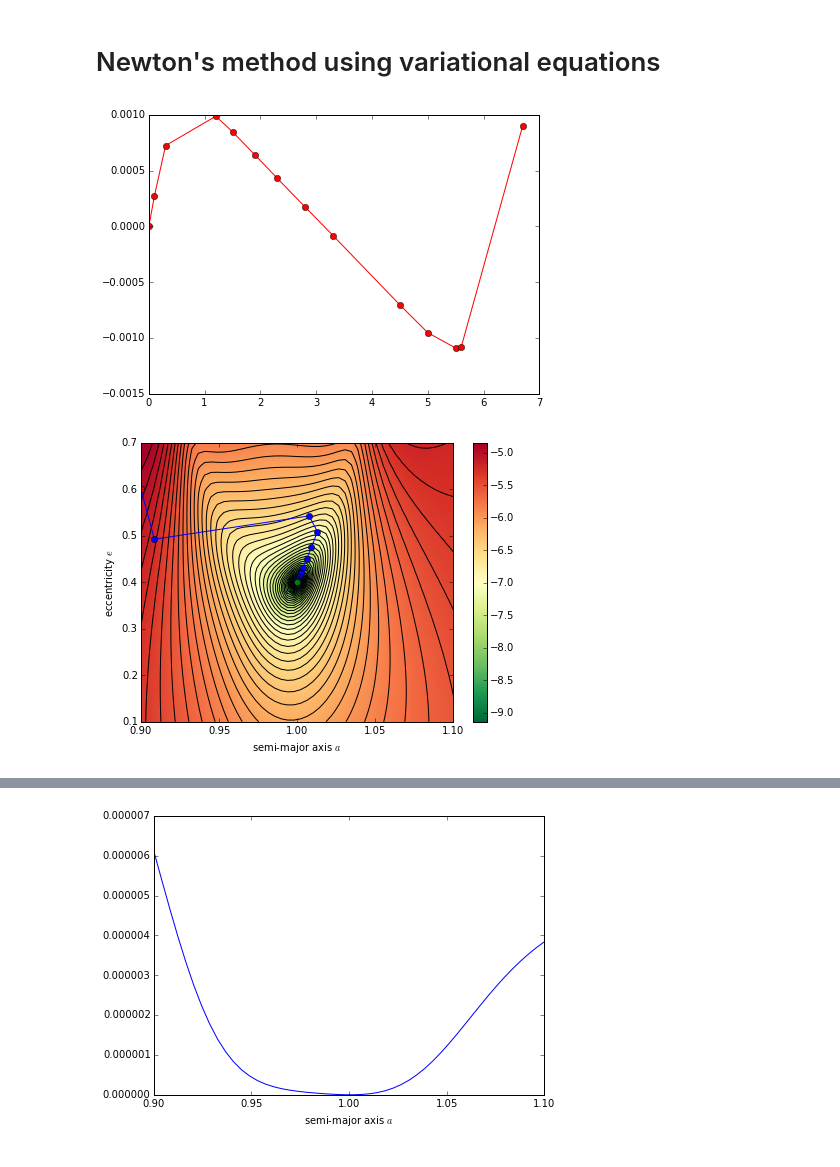
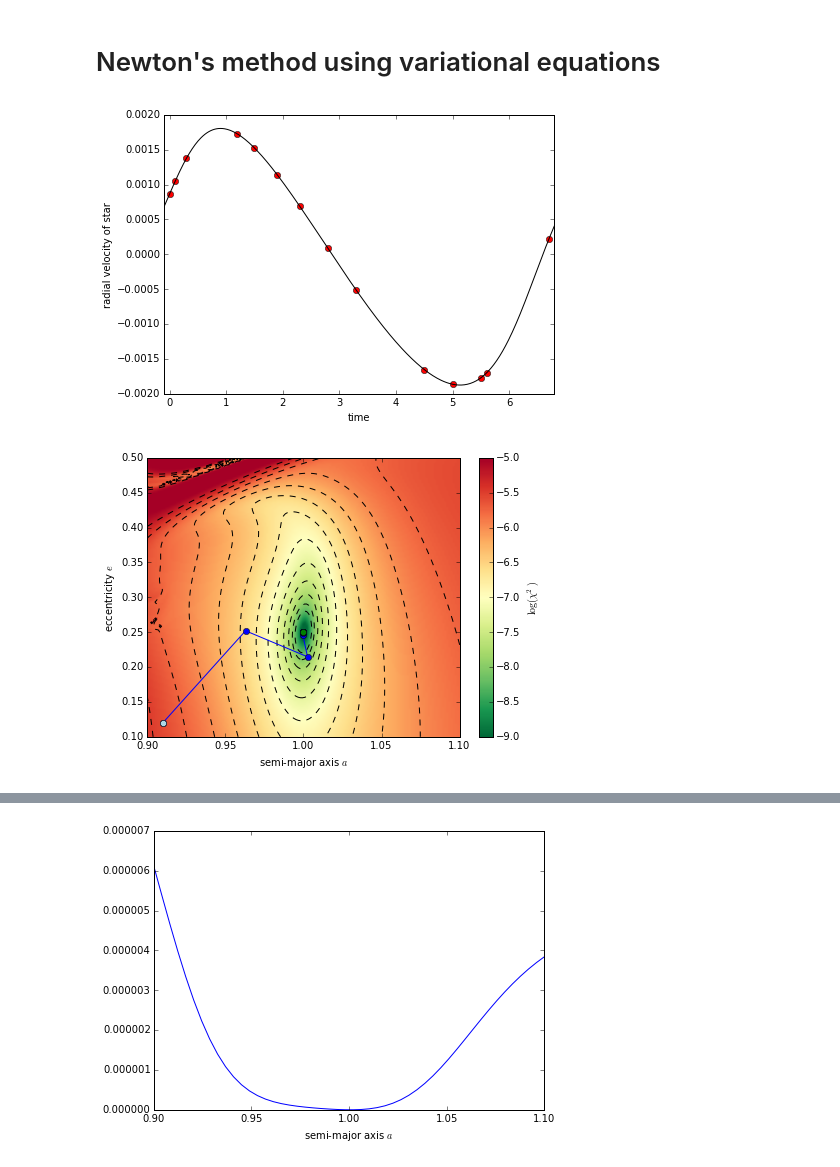
Before and after one commit to hannorein/rebound, a Jupyter notebook: ipython_examples/Newton's method using variational equations.ipynb, the cells around one changed output, grey strips where cells are left out. Saved outputs shown, nothing was run; the diff lists cells and outputs as text; code cells hidden in the pictures.

```diff
--- a/ipython_examples/Newton's method using variational equations.ipynb
+++ b/ipython_examples/Newton's method using variational equations.ipynb
@@ -13,25 +13,48 @@ def simple(x):
     sim = rebound.Simulation()
     sim.add(m=1.)
     sim.add(primary=sim.particles[0],m=1e-3, a=a, e=e)
+    sim.add(primary=sim.particles[0],m=1e-3, a=1.3,f=1.4)
     sim.move_to_com()
     samples = np.zeros((len(sample_times)))
     for i,t in enumerate(sample_times):
         sim.integrate(t)
         samples[i] = sim.particles[0].vx
     return samples
-x_true = (1.0,0.4)
+def plotpoints(x,N):
+    a, e = x
+    sim = rebound.Simulation()
+    sim.add(m=1.)
+    sim.add(primary=sim.particles[0],m=1e-3, a=a, e=e)
+    sim.add(primary=sim.particles[0],m=1e-3, a=1.3,f=1.4)
+    sim.move_to_com()
+    samples = np.zeros((N))
+    times = np.linspace(sample_times[0]-0.1,sample_times[-1]+0.1,N)
+    for i,t in enumerate(times):
+        sim.integrate(t)
+        samples[i] = sim.particles[0].vx
+    return times, samples
+
+x_true = (1.0,0.2500)
 samples_true = simple(x_true)
+t,s = plotpoints(x_true,400)
 fig = plt.figure(figsize=(7,5))
 ax = plt.subplot(111)
-im = ax.plot(sample_times, samples_true, "r-o")
+
+ax.set_xlabel("time")
+ax.set_xlim(t[0],t[-1])
+ax.set_ylabel("radial velocity of star")
+im = ax.plot(sample_times, samples_true, "ro")
+im = ax.plot(t, s, "r-",color="black")
+plt.savefig('paper_test3a.pdf',bbox_inches='tight')
 # %% [output]
-[figure, old version]
+[figure, new version]
 # %%
 def evaluate(x):
     a, e = x
     sim = rebound.Simulation()
     sim.add(m=1.)
     sim.add(primary=sim.particles[0],m=1e-3, a=a, e=e)
+    sim.add(primary=sim.particles[0],m=1e-3, a=1.3,f=1.4)
 
     var_da    = sim.add_variational()
     var_dda   = sim.add_variational(order=2,index_1st_order_a=var_da,index_1st_order_b=var_da)
@@ -76,7 +99,7 @@ def softabs(hessians):
     H_twig = np.dot(Q,np.dot(np.diag(lam_twig),Q.T))
     return H_twig
 # %%
-x = np.array((0.90, 0.6))
+x = np.array((0.91, 0.12))
 N_it = 30
 chain = np.zeros((N_it,2))
 for i in range(N_it):
@@ -90,22 +113,24 @@ for i in range(N_it):
 
     #Delta_x = -df
     chain[i] = ( x)
-    x = x + 0.4*Delta_x
+    x = x + Delta_x
 # %%
 fig = plt.figure(figsize=(7,5))
 ax = plt.subplot(111)
 extent = [min(grid_a),max(grid_a),min(grid_e),max(grid_e)]
 ax.set_xlim(extent[0],extent[1])
 ax.set_xlabel("semi-major axis $a$")
 ax.set_ylim(extent[2],extent[3])
 ax.set_ylabel("eccentricity $e$")
-matplotlib.rcParams['contour.negative_linestyle'] = 'solid'
-im = ax.imshow(np.log10(grid), cmap="RdYlGn_r", origin="lower",aspect='auto', extent=extent) #interpolation="none",
-ax.contour(grid_a, grid_e, np.log10(grid),locator=plt.LinearLocator(numticks=50),colors="black")
-ax.plot(chain[:,0],chain[:,1])
+matplotlib.rcParams['contour.negative_linestyle'] = 'dashed'
+im = ax.imshow(np.log10(grid), cmap="RdYlGn_r", vmin=-9, vmax = -5, origin="lower",aspect='auto', extent=extent) #interpolation="none",
+ax.contour(grid_a, grid_e, np.clip(np.log10(grid),-8.5,-5),locator=plt.LinearLocator(numticks=15),colors="black")
+ax.plot(chain[:,0],chain[:,1],color="blue")
 ax.plot(chain[:,0],chain[:,1],"ro",color="blue")
 ax.plot(x_true[0],x_true[1],"ro",color="green")
-ax.plot(chain[0,0],chain[0,1],"ro")
+ax.plot(chain[0,0],chain[0,1],"ro",color="lightblue")
 cb = plt.colorbar(im, ax=ax)
+cb.set_label('$\log(\chi^2)$')
+plt.savefig('paper_test3b.pdf',bbox_inches='tight')
 # %% [output]
-[figure, old version]
+[figure, new version]
```
Also changed, not shown: parts of 6 cells of this notebook.
